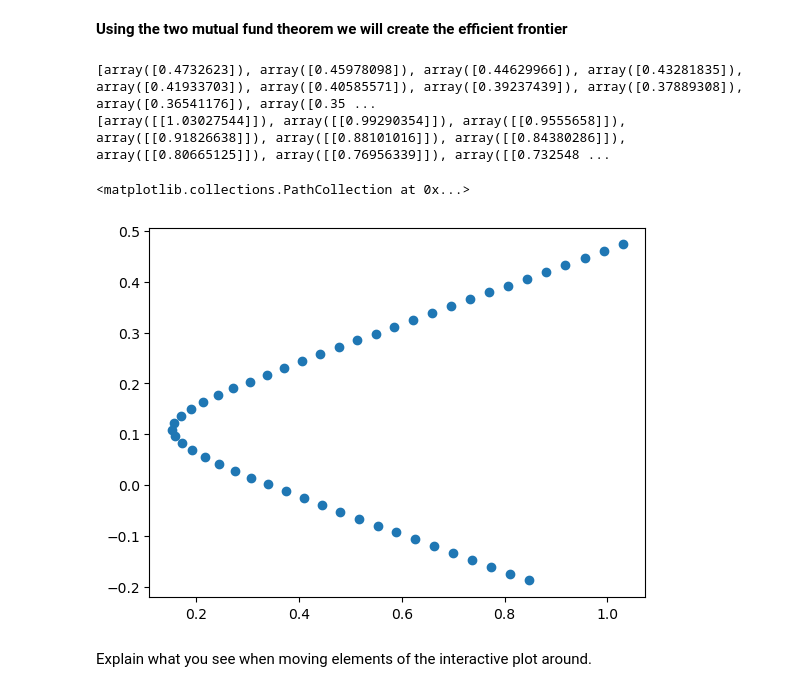
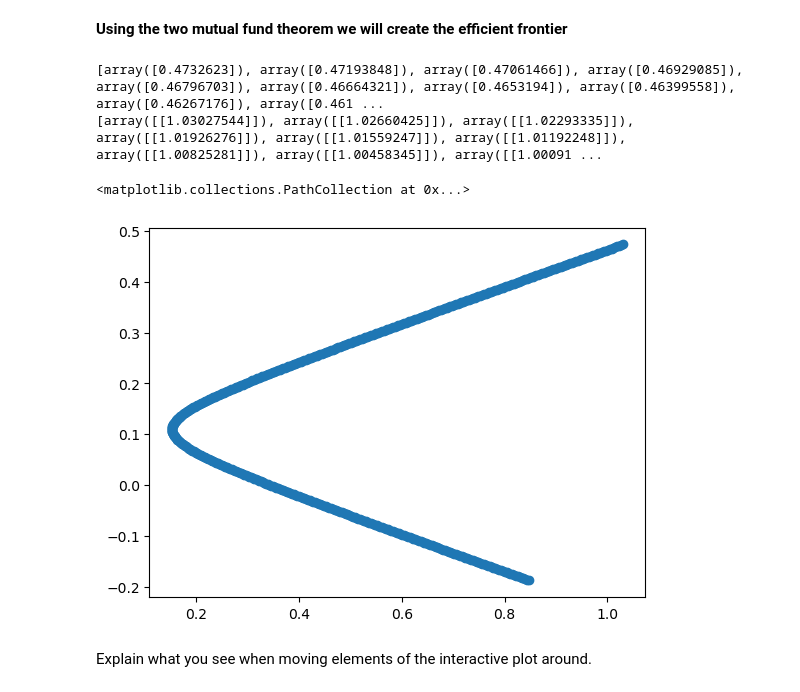
Before and after one commit to NumEconCopenhagen/projects-2024-anders-2-don-1, a Jupyter notebook: dataproject/dataproject.ipynb, the cells around one changed output. Saved outputs shown, nothing was run; the diff lists cells and outputs as text; code cells hidden in the pictures.

Commit message:
update på figur

```diff
--- a/dataproject/dataproject.ipynb
+++ b/dataproject/dataproject.ipynb
@@ -113,29 +115,29 @@ dax    0.021489  0.021911  0.036753
 # %% [markdown]
 **Using the two mutual fund theorem we will create the efficient frontier**
 # %%
-Two_mutual_fund_range = np.linspace(-10,10)
+Two_mutual_fund_range = np.linspace(-10,10,500)
 return_list = []
 volatility_list = []
 
 for weight in Two_mutual_fund_range:
     minvar_weight = weight
     efftan_weight = 1 - minvar_weight
     portfolio_weight = minvar_weight*x_vector_minvar + efftan_weight*x_vector_efftan
     exp_return = portfolio_weight.dot(np.transpose(return_vector))
     var = portfolio_weight.dot(covariance_matrix).dot(np.transpose(portfolio_weight))
     std = np.sqrt(var)
     return_list.append(exp_return)
     volatility_list.append(std)
 
 print(return_list)
 print(volatility_list)
 
 plt.scatter(volatility_list, return_list)
 # %% [output]
-[array([0.4732623]), array([0.45978098]), array([0.44629966]), array([0.43281835]), array([0.41933703]), array([0.40585571]), array([0.39237439]), array([0.37889308]), array([0.36541176]), array([0.35 ...
-[array([[1.03027544]]), array([[0.99290354]]), array([[0.9555658]]), array([[0.91826638]]), array([[0.88101016]]), array([[0.84380286]]), array([[0.80665125]]), array([[0.76956339]]), array([[0.732548 ...
+[array([0.4732623]), array([0.47193848]), array([0.47061466]), array([0.46929085]), array([0.46796703]), array([0.46664321]), array([0.4653194]), array([0.46399558]), array([0.46267176]), array([0.461 ...
+[array([[1.03027544]]), array([[1.02660425]]), array([[1.02293335]]), array([[1.01926276]]), array([[1.01559247]]), array([[1.01192248]]), array([[1.00825281]]), array([[1.00458345]]), array([[1.00091 ...
 <matplotlib.collections.PathCollection at 0x...>
-[figure, old version]
+[figure, new version]
 # %% [markdown]
 Explain what you see when moving elements of the interactive plot around.
 # %% [markdown]
```
Also changed, not shown: parts of 1 cell of this notebook.
